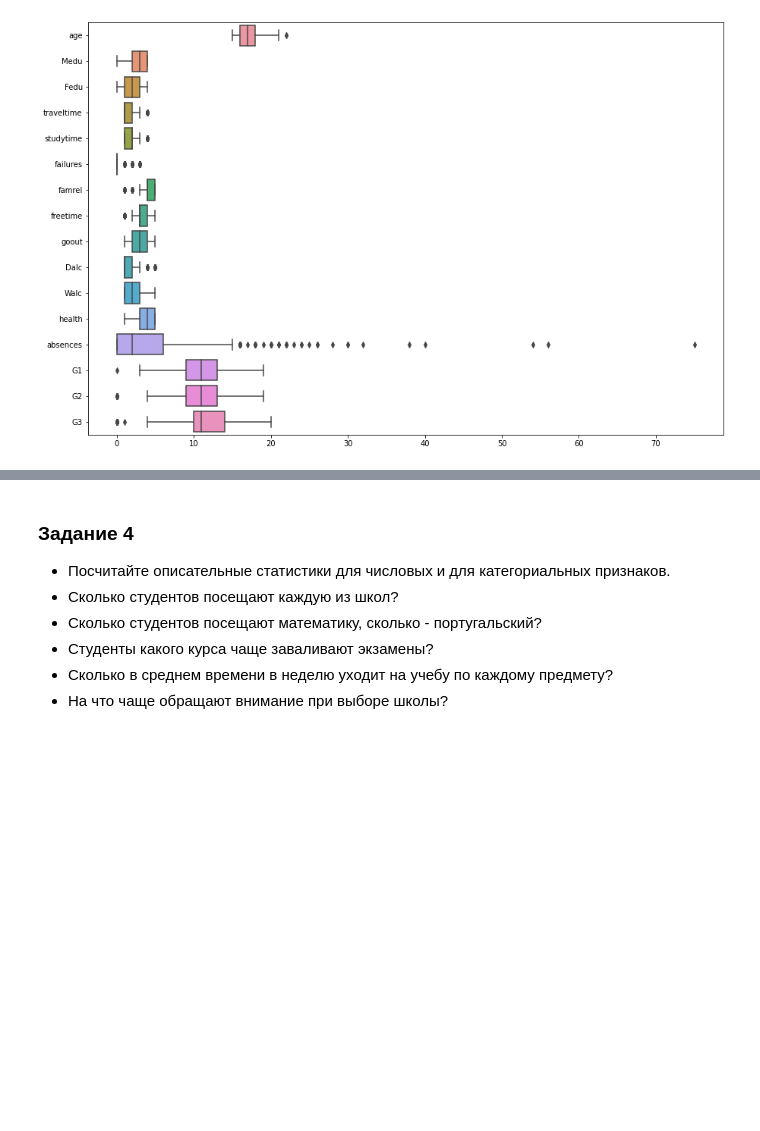
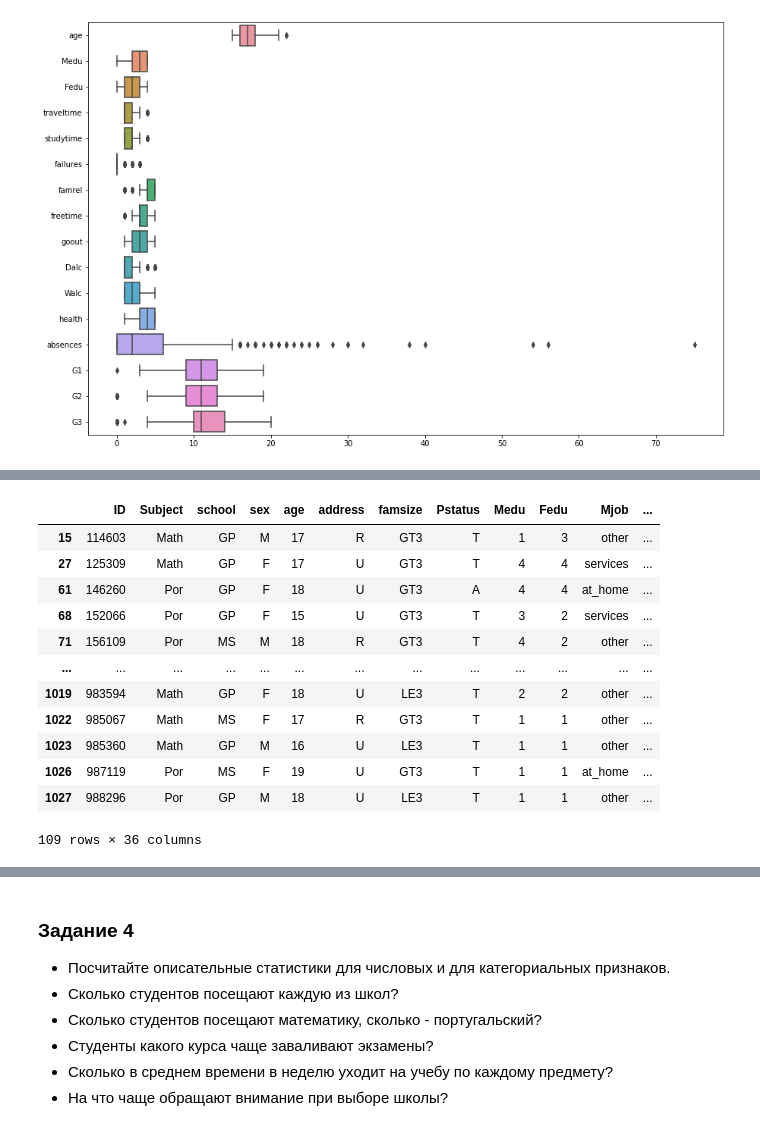
Before and after one commit to asbabiy/IAD-EDA, a Jupyter notebook: Lab_1_Exploratory_analysis.ipynb, the cells around one changed output, grey strips where cells are left out. Drawn from its saved outputs; the diff is of its cells as text; code cells hidden in the pictures; blank space fills up the shorter version.

```diff
--- a/Lab_1_Exploratory_analysis.ipynb
+++ b/Lab_1_Exploratory_analysis.ipynb
@@ -295,0 +356,8 @@ sns.boxplot(data=data.drop(columns=['ID']), orient='h')
+# %%
+Q1 = data.loc[:, ['absences', 'G1', 'G2', 'G3']].quantile(0.25)
+Q3 = data.loc[:, ['absences', 'G1', 'G2', 'G3']].quantile(0.75)
+IQR = Q3 - Q1
+
+print(f'Q1\n{Q1}\n')
+print(f'Q3\n{Q3}\n')
+print(f'IQR\n{IQR}\n')
@@ -295,0 +385,17 @@ sns.boxplot(data=data.drop(columns=['ID']), orient='h')
+# %%
+iqr_outliers = data[((data < (Q1 - 1.5 * IQR)) |(data > (Q3 + 1.5 * IQR))).any(axis=1)]
+iqr_outliers
+# %% [output]
+|  | ID | Subject | school | sex | age | address | famsize | Pstatus | Medu | Fedu | Mjob | ... |
+| 15 | 114603 | Math | GP | M | 17 | R | GT3 | T | 1 | 3 | other | ... |
+| 27 | 125309 | Math | GP | F | 17 | U | GT3 | T | 4 | 4 | services | ... |
+| 61 | 146260 | Por | GP | F | 18 | U | GT3 | A | 4 | 4 | at_home | ... |
+| 68 | 152066 | Por | GP | F | 15 | U | GT3 | T | 3 | 2 | services | ... |
+| 71 | 156109 | Por | MS | M | 18 | R | GT3 | T | 4 | 2 | other | ... |
+| ... | ... | ... | ... | ... | ... | ... | ... | ... | ... | ... | ... | ... |
+| 1019 | 983594 | Math | GP | F | 18 | U | LE3 | T | 2 | 2 | other | ... |
+| 1022 | 985067 | Math | MS | F | 17 | R | GT3 | T | 1 | 1 | other | ... |
+| 1023 | 985360 | Math | GP | M | 16 | U | LE3 | T | 1 | 1 | other | ... |
+| 1026 | 987119 | Por | MS | F | 19 | U | GT3 | T | 1 | 1 | at_home | ... |
+| 1027 | 988296 | Por | GP | M | 18 | U | LE3 | T | 1 | 1 | other | ... |
+109 rows × 36 columns
```
Also changed, not shown: parts of 28 cells of this notebook, 1 other file.
